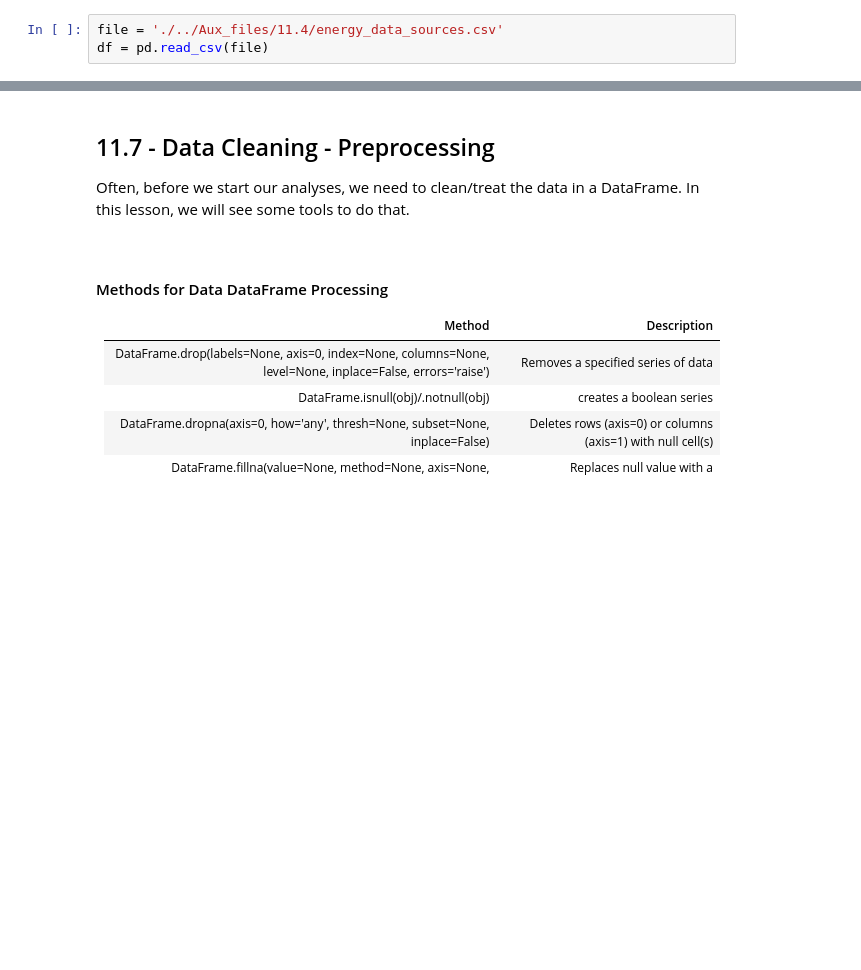
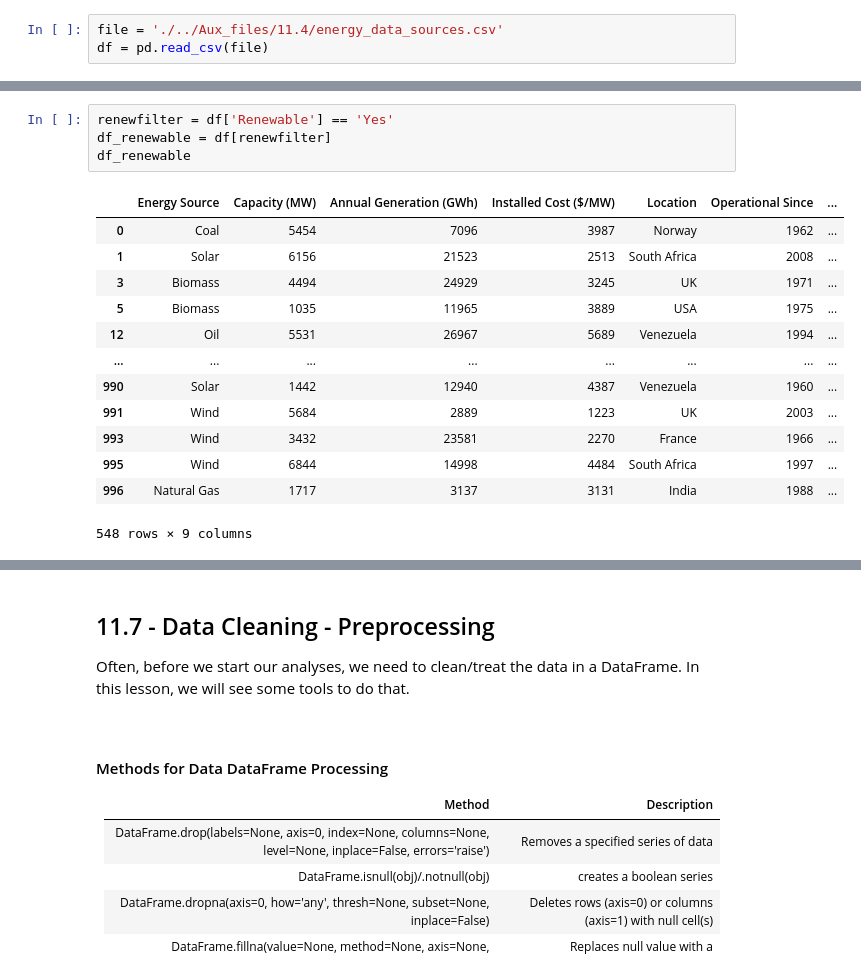
Before and after one commit to rafaelpsilva07/python-for-engineers-and-scientists, a Jupyter notebook: lessons/m2 - Section 11 - Pandas.ipynb, the cells around one changed output, grey strips where cells are left out. Drawn from its saved outputs; the diff is of its cells as text; blank space fills up the shorter version.

```diff
--- a/lessons/m2 - Section 11 - Pandas.ipynb
+++ b/lessons/m2 - Section 11 - Pandas.ipynb
@@ -520,0 +567,18 @@ df = pd.read_csv(file)
+# %%
+renewfilter = df['Renewable'] == 'Yes'
+df_renewable = df[renewfilter]
+df_renewable
+# %% [output]
+|  | Energy Source | Capacity (MW) | Annual Generation (GWh) | Installed Cost ($/MW) | Location | Operational Since | ... |
+| 0 | Coal | 5454 | 7096 | 3987 | Norway | 1962 | ... |
+| 1 | Solar | 6156 | 21523 | 2513 | South Africa | 2008 | ... |
+| 3 | Biomass | 4494 | 24929 | 3245 | UK | 1971 | ... |
+| 5 | Biomass | 1035 | 11965 | 3889 | USA | 1975 | ... |
+| 12 | Oil | 5531 | 26967 | 5689 | Venezuela | 1994 | ... |
+| ... | ... | ... | ... | ... | ... | ... | ... |
+| 990 | Solar | 1442 | 12940 | 4387 | Venezuela | 1960 | ... |
+| 991 | Wind | 5684 | 2889 | 1223 | UK | 2003 | ... |
+| 993 | Wind | 3432 | 23581 | 2270 | France | 1966 | ... |
+| 995 | Wind | 6844 | 14998 | 4484 | South Africa | 1997 | ... |
+| 996 | Natural Gas | 1717 | 3137 | 3131 | India | 1988 | ... |
+548 rows × 9 columns
```
Also changed, not shown: parts of 5 cells of this notebook.
